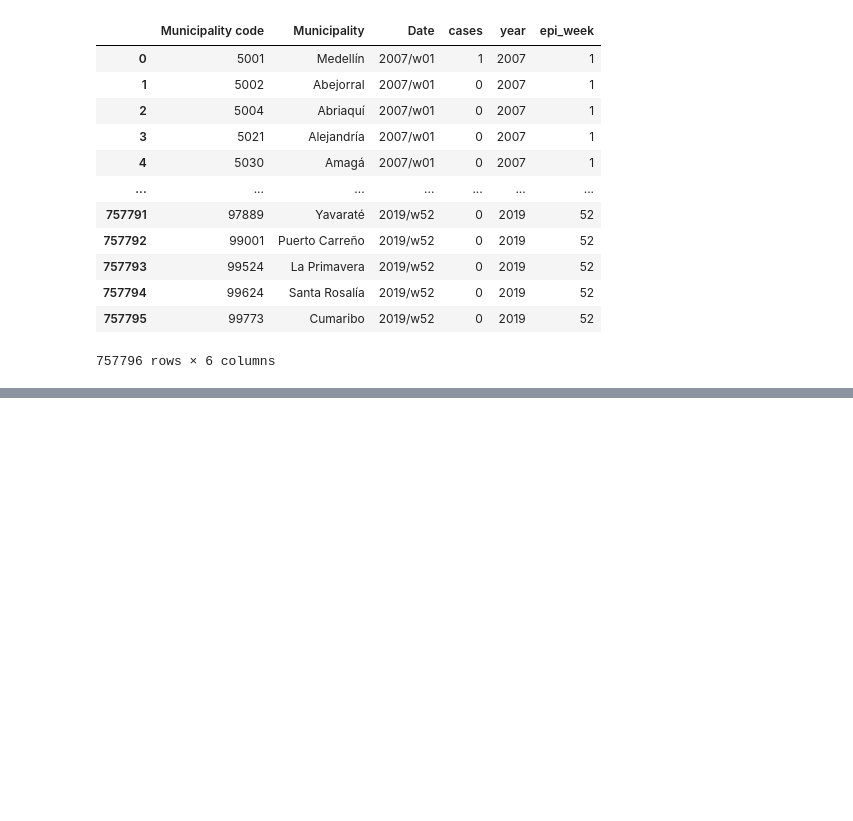
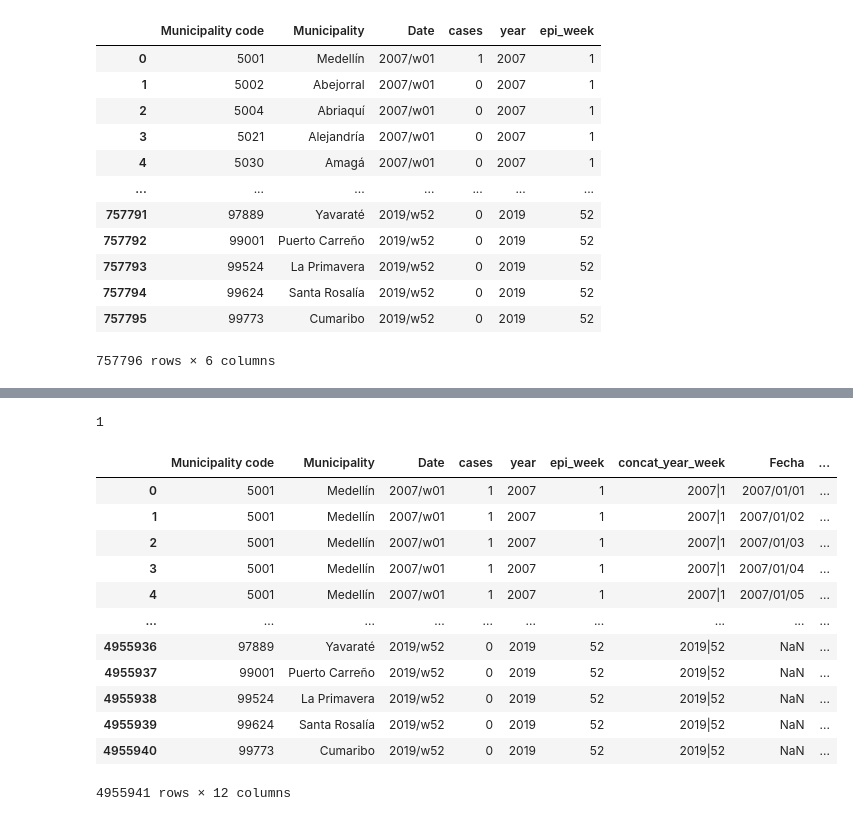
Before and after one commit to cposada8/dataton_make_health, a Jupyter notebook: EDA/Generar_data_colombia.ipynb, the cells around one changed output, grey strips where cells are left out. Saved outputs shown, nothing was run; the diff lists cells and outputs as text; code cells hidden in the pictures; blank space fills up the shorter version.

Commit message:
se agregan avances a la generación de la data

```diff
--- a/EDA/Generar_data_colombia.ipynb
+++ b/EDA/Generar_data_colombia.ipynb
@@ -803,3 +803,6 @@ epi_data
 | 757794 | 99624 | Santa Rosalía | 2019/w52 | 0 | 2019 | 52 |
 | 757795 | 99773 | Cumaribo | 2019/w52 | 0 | 2019 | 52 |
 757796 rows × 6 columns
+# %%
+epi_data["concat_year_week"] = epi_data["year"].astype('str') + "|" + epi_data["epi_week"].astype('str')
+epi_data
@@ -805,0 +825,3 @@ epi_data
+# %%
+mont_year_epi = pd.read_csv("../features/semanas_epidemiologicas.csv", sep=";")
+mont_year_epi
@@ -805,0 +842,3 @@ epi_data
+# %%
+mont_year_epi["semana_num"] = mont_year_epi.Semana.apply(lambda x: int(x[-2:]))
+mont_year_epi
@@ -805,0 +877,3 @@ epi_data
+# %%
+mont_year_epi["concat_year_week"] = mont_year_epi["año"].astype('str') + "|" + mont_year_epi["semana_num"].astype('str')
+mont_year_epi
@@ -805,0 +902,4 @@ epi_data
+# %%
+get_mont_from_year_and_epiweek(2008, 5)
+# %% [output]
+1
@@ -805,0 +908,17 @@ epi_data
+# %%
+merged_epi = epi_data.merge(mont_year_epi, on='concat_year_week', how='left')
+merged_epi
+# %% [output]
+|  | Municipality code | Municipality | Date | cases | year | epi_week | concat_year_week | Fecha | ... |
+| 0 | 5001 | Medellín | 2007/w01 | 1 | 2007 | 1 | 2007|1 | 2007/01/01 | ... |
+| 1 | 5001 | Medellín | 2007/w01 | 1 | 2007 | 1 | 2007|1 | 2007/01/02 | ... |
+| 2 | 5001 | Medellín | 2007/w01 | 1 | 2007 | 1 | 2007|1 | 2007/01/03 | ... |
+| 3 | 5001 | Medellín | 2007/w01 | 1 | 2007 | 1 | 2007|1 | 2007/01/04 | ... |
+| 4 | 5001 | Medellín | 2007/w01 | 1 | 2007 | 1 | 2007|1 | 2007/01/05 | ... |
+| ... | ... | ... | ... | ... | ... | ... | ... | ... | ... |
+| 4955936 | 97889 | Yavaraté | 2019/w52 | 0 | 2019 | 52 | 2019|52 | NaN | ... |
+| 4955937 | 99001 | Puerto Carreño | 2019/w52 | 0 | 2019 | 52 | 2019|52 | NaN | ... |
+| 4955938 | 99524 | La Primavera | 2019/w52 | 0 | 2019 | 52 | 2019|52 | NaN | ... |
+| 4955939 | 99624 | Santa Rosalía | 2019/w52 | 0 | 2019 | 52 | 2019|52 | NaN | ... |
+| 4955940 | 99773 | Cumaribo | 2019/w52 | 0 | 2019 | 52 | 2019|52 | NaN | ... |
+4955941 rows × 12 columns
```
Also changed, not shown: parts of 12 cells of this notebook, 1 other file.
